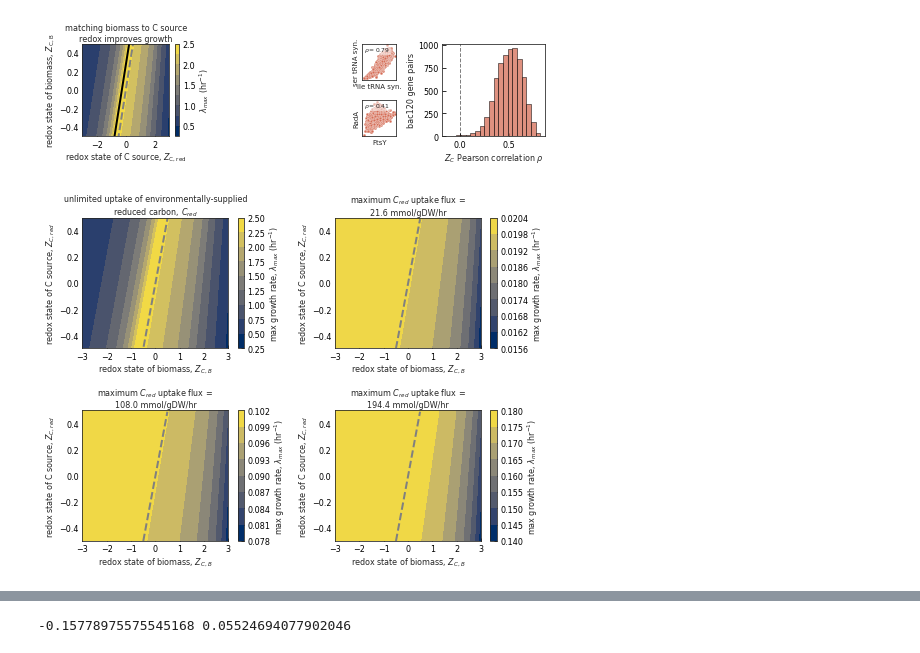
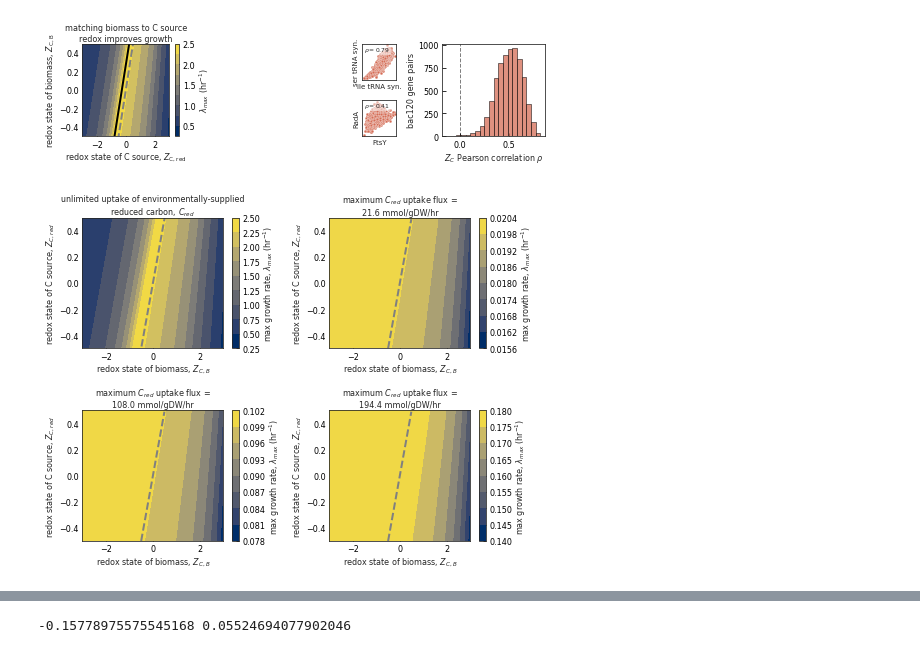
Before and after one commit to flamholz/redox-proteome, a Jupyter notebook: notebooks/Fig6.ipynb, the cells around one changed output, grey strips where cells are left out. Cells and saved outputs as stored; diff of their text form; code cells hidden in the pictures.

```diff
--- a/notebooks/Fig6.ipynb
+++ b/notebooks/Fig6.ipynb
@@ -173,7 +173,7 @@ ZCred_ZCB_lambda_mat_max_Cup = tmp.pivot_table(index=index_cols, columns='ZCB',
 # Potential supplementary figure showing the effect of C-limitation
 # which removes the selection pressure for matching ZCred and ZCB
 # This motivates a discussion of selection for growth in feast/famine dynamics.
-fig, axs = plt.subplots(ncols=2, nrows=2, figsize=(7.24,5.5))
+fig, axs = plt.subplots(ncols=2, nrows=2, figsize=(7.08,5.5))
 flat_axs = axs.flatten()
 max_Cups = ZCred_ZCB_lambda_mat_max_Cup.index.levels[1].unique()
 vmin, vmax = ZCred_ZCB_lambda_mat_max_Cup.min().min(), ZCred_ZCB_lambda_mat_max_Cup.max().max()
@@ -192,34 +192,34 @@ for i, max_Cup in enumerate(max_Cups):
     xs = np.arange(ZCred_ZCB_lambda_mat_max_Cup.columns.min(), ZCred_ZCB_lambda_mat_max_Cup.columns.max(), 0.01)
     plt.plot(xs, xs, ls='--', color='grey')
     plt.xlabel('redox state of biomass, $Z_{C,B}$')
     plt.ylabel('redox state of C source, $Z_{C,red}$')
     # max_Cup is in units of mol C/gC/s --> convert to mmol C/gDW/hr
     max_Cup_mmol_g_hr = max_Cup * 3600 * 1000
     plt.title('maximum $C_{{red}}$ uptake flux =\n{:.1f} mmol/gDW/hr'.format(
         max_Cup_mmol_g_hr))
 
     plt.colorbar(label='max growth rate, $\lambda_{max}$ (hr$^{-1}$)')
 
 plt.sca(flat_axs[0])
 plt.contourf(ZCred_ZCB_lambda_mat.columns,
              ZCred_ZCB_lambda_mat.index,
              ZCred_ZCB_lambda_mat.values,
              cmap='cividis')
 plt.colorbar(label='max growth rate, $\lambda_{max}$ (hr$^{-1}$)')
 
 xs = np.arange(ZCred_ZCB_lambda_mat.columns.min(), ZCred_ZCB_lambda_mat.columns.max(), 0.01)
 plt.plot(xs, xs, ls='--', color='grey')
 plt.xlabel('redox state of biomass, $Z_{C,B}$')
 plt.ylabel('redox state of C source, $Z_{C,red}$')
 plt.title('unlimited uptake of environmentally-supplied\nreduced carbon, $C_{red}}$')
 # Set plot bounds
 plt.ylim(min_ZCB, max_ZCB)
 
 plt.tight_layout()
 plt.savefig('../output/FigSX_Climitation.png', facecolor='w', dpi=300, bbox_inches='tight')
 plt.show()
 # %% [output]
-[figure, old version]
+[figure, new version]
 # %%
 # SI Figure showing a gallery of correlations between ZC values
 # Same as middle pannel above, but larger, with more examples and with ticks
```
Also changed, not shown: parts of 3 cells of this notebook, 4 other files.
